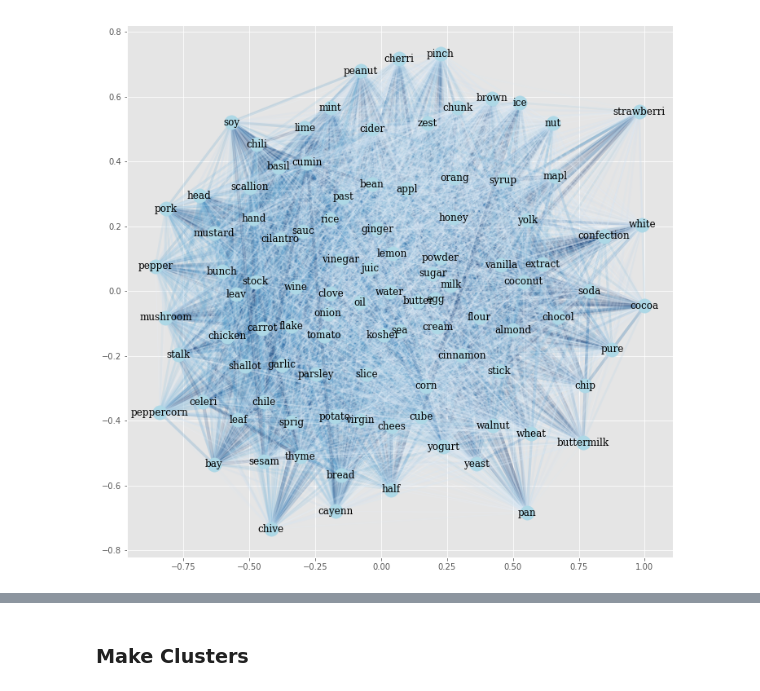
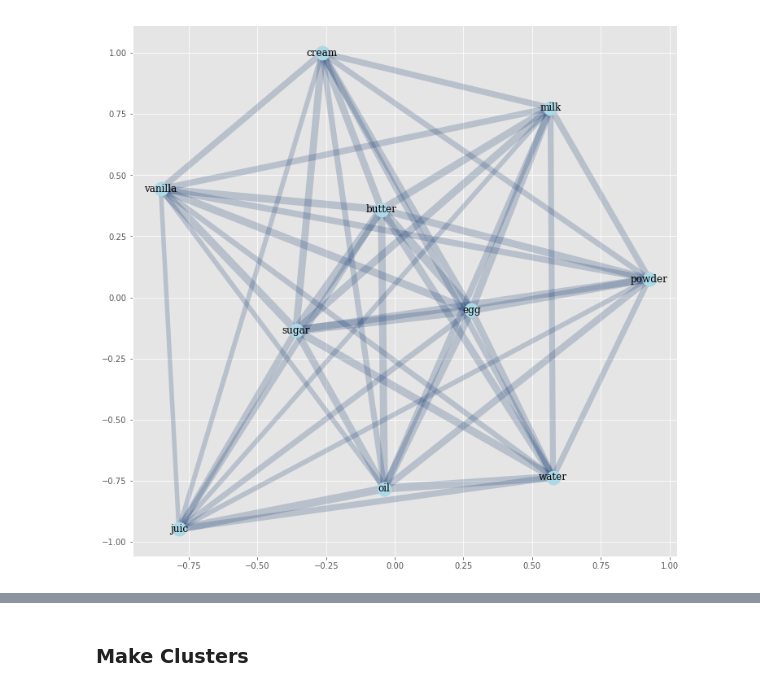
Before and after one commit to elisabeth-berg/trending-food, a Jupyter notebook: foodscrape_workbook.ipynb, the cells around one changed output, grey strips where cells are left out. Cells and saved outputs as stored; diff of their text form; code cells hidden in the pictures.

Commit message:
Move network graphing function to process_words.py

```diff
--- a/foodscrape_workbook.ipynb
+++ b/foodscrape_workbook.ipynb
@@ -46,31 +38,0 @@ recipes = df['food_stems']
-# %%
-def make_graph(full_features, n, plot=False):
-    top_n = np.array([np.array(full_features)[i] for i in np.argsort(total)[-1:-n-1:-1]])
-    edges = list(combinations(top_n, 2))
-    weighted_edges = {edge: 0 for edge in edges}
-    for recipe in recipes:
-        common = top_n[np.in1d(top_n, recipe)]
-        common_pairs = list(combinations(common, 2))
-        for pair in common_pairs:
-            weighted_edges[pair] += 1
-    weighted_edges = [(k[0], k[1], v) for k, v in weighted_edges.items()]
-
-    G = nx.Graph()
-    G.add_weighted_edges_from(weighted_edges)
-
-    if plot:
-        fig, ax = plt.subplots(figsize=(12,12))
-        node_and_degree=G.degree()
-        weights = np.array([G.get_edge_data(u,v)['weight'] for u,v in G.edges()])
-        # Draw graph
-        pos = nx.spring_layout(G, k=6/np.sqrt(G.order()))
-        _ = nx.draw_networkx_edges(G, pos=pos, ax=ax, alpha=0.2, width=weights**(1/3),
-                                   edge_color=plt.cm.Blues(weights*5))
-        _ = nx.draw_networkx_nodes(G, #node_size=[v**2 for v in dict(node_and_degree).values()],
-                                   pos=pos, ax=ax, node_color='lightblue')
-        _ = nx.draw_networkx_labels(G, pos=pos, font_family="serif", font_weight="ultralight")
-    return G
-# %%
-G = make_graph(full_features, 100, plot=True)
-# %% [output]
-[figure, removed]
@@ -77 +41,6 @@ G = make_graph(full_features, 100, plot=True)
+# %%
+#test make_graph
+G = make_graph(df, full_X, 10, plot=True)
+# %% [output]
+[figure, added]
 # %%
```
Also changed, not shown: parts of 6 cells of this notebook, 1 other file.
